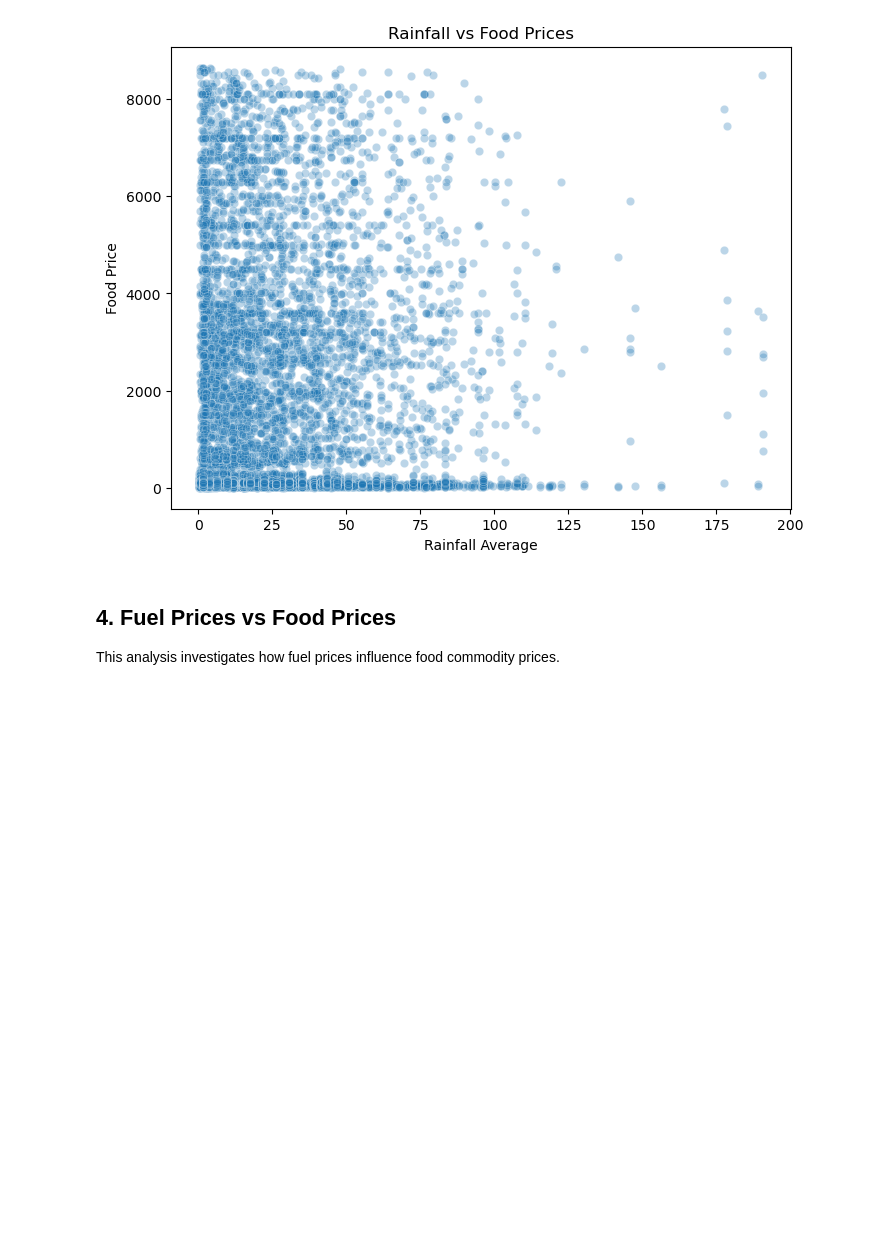
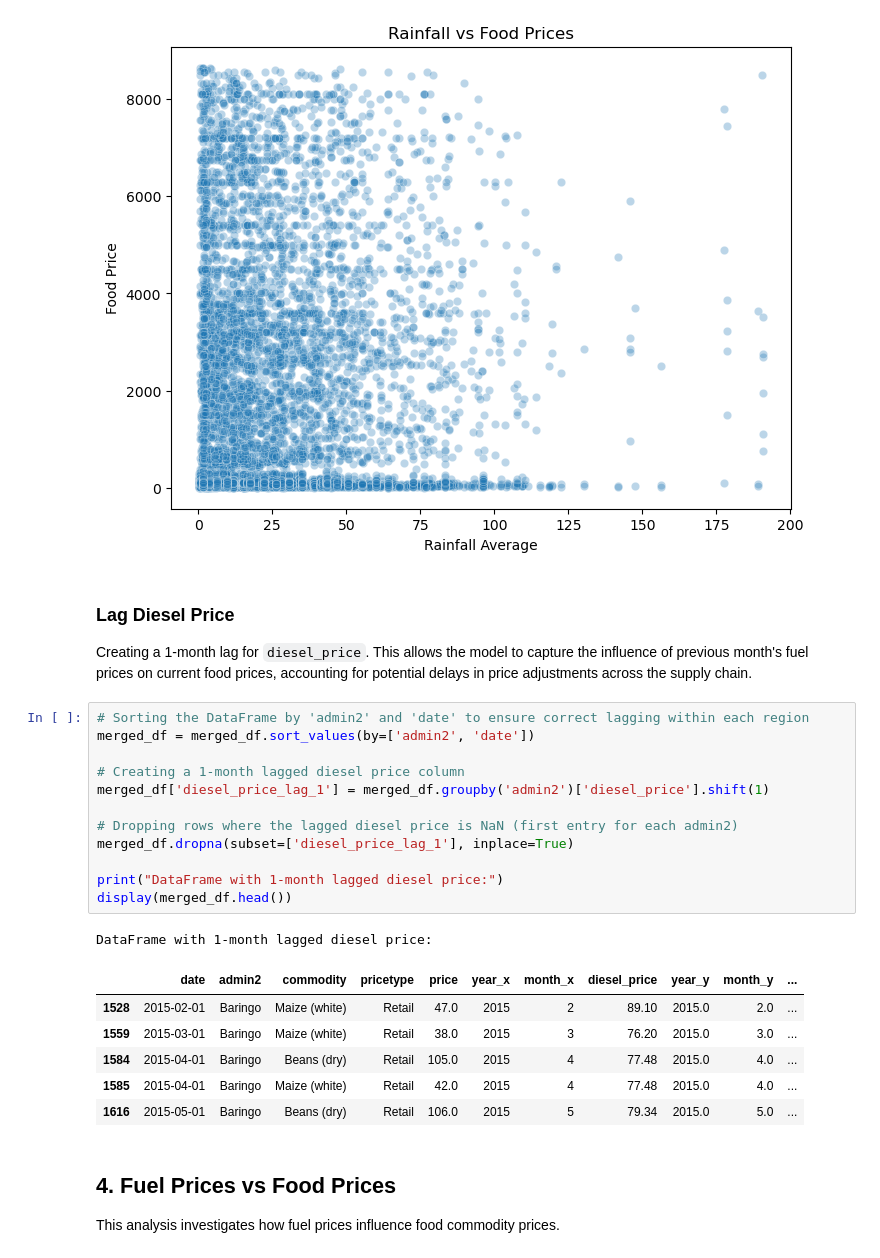
Before and after one commit to Wanyiri9dave/FoodPrice-Stabilty-Predictive-Analytics, a Jupyter notebook: index.ipynb, the cells around one changed output. Cells and saved outputs as stored; diff of their text form; blank space fills up the shorter version.

```diff
--- a/index.ipynb
+++ b/index.ipynb
@@ -742,6 +742,30 @@ plt.ylabel("Food Price")
 plt.show()
 # %% [output]
 [figure]
+# %% [markdown]
+###  Lag Diesel Price
+
+Creating a 1-month lag for `diesel_price`. This allows the model to capture the influence of previous month's fuel prices on current food prices, accounting for potential delays in price adjustments across the supply chain.
+# %%
+# Sorting the DataFrame by 'admin2' and 'date' to ensure correct lagging within each region
+merged_df = merged_df.sort_values(by=['admin2', 'date'])
+
+# Creating a 1-month lagged diesel price column
+merged_df['diesel_price_lag_1'] = merged_df.groupby('admin2')['diesel_price'].shift(1)
+
+# Dropping rows where the lagged diesel price is NaN (first entry for each admin2)
+merged_df.dropna(subset=['diesel_price_lag_1'], inplace=True)
+
+print("DataFrame with 1-month lagged diesel price:")
+display(merged_df.head())
+# %% [output]
+DataFrame with 1-month lagged diesel price:
+|  | date | admin2 | commodity | pricetype | price | year_x | month_x | diesel_price | year_y | month_y | ... |
+| 1528 | 2015-02-01 | Baringo | Maize (white) | Retail | 47.0 | 2015 | 2 | 89.10 | 2015.0 | 2.0 | ... |
+| 1559 | 2015-03-01 | Baringo | Maize (white) | Retail | 38.0 | 2015 | 3 | 76.20 | 2015.0 | 3.0 | ... |
+| 1584 | 2015-04-01 | Baringo | Beans (dry) | Retail | 105.0 | 2015 | 4 | 77.48 | 2015.0 | 4.0 | ... |
+| 1585 | 2015-04-01 | Baringo | Maize (white) | Retail | 42.0 | 2015 | 4 | 77.48 | 2015.0 | 4.0 | ... |
+| 1616 | 2015-05-01 | Baringo | Beans (dry) | Retail | 106.0 | 2015 | 5 | 79.34 | 2015.0 | 5.0 | ... |
 # %% [markdown]
 ## 4. Fuel Prices vs Food Prices
 
```
Also changed, not shown: parts of 7 cells of this notebook.
